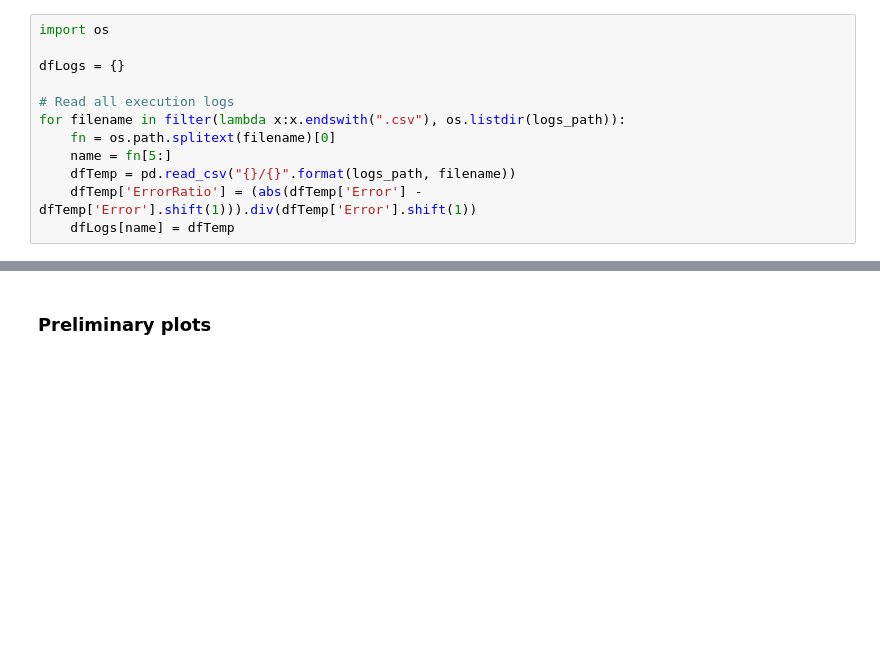
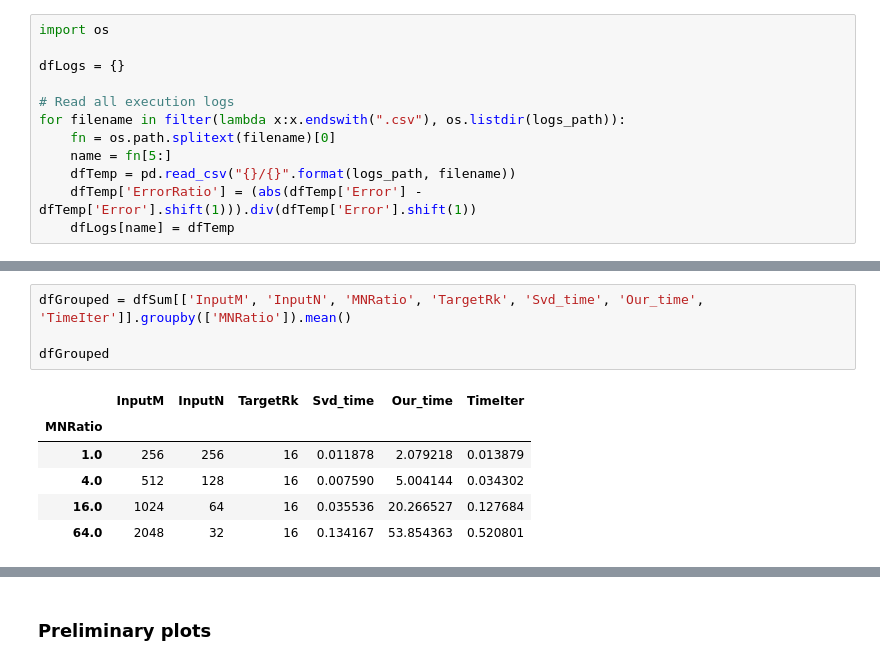
Before and after one commit to NokiStrawby/CM-Project, a Jupyter notebook: Python/Core_Rectangular_Impact.ipynb, the cells around one changed output, grey strips where cells are left out. Cells and saved outputs as stored; diff of their text form; blank space fills up the shorter version.

```diff
--- a/Python/Core_Random_Analysis_FixK.ipynb
+++ b/Python/Core_Rectangular_Impact.ipynb
@@ -70,0 +73,11 @@ dfSum
+# %%
+dfGrouped = dfSum[['InputM', 'InputN', 'MNRatio', 'TargetRk', 'Svd_time', 'Our_time', 'TimeIter']].groupby(['MNRatio']).mean()
+
+dfGrouped
+# %% [output]
+|  | InputM | InputN | TargetRk | Svd_time | Our_time | TimeIter |
+| MNRatio |  |  |  |  |  |  |
+| 1.0 | 256 | 256 | 16 | 0.011878 | 2.079218 | 0.013879 |
+| 4.0 | 512 | 128 | 16 | 0.007590 | 5.004144 | 0.034302 |
+| 16.0 | 1024 | 64 | 16 | 0.035536 | 20.266527 | 0.127684 |
+| 64.0 | 2048 | 32 | 16 | 0.134167 | 53.854363 | 0.520801 |
```
Also changed, not shown: parts of 4 cells of this notebook, 43 other files.
